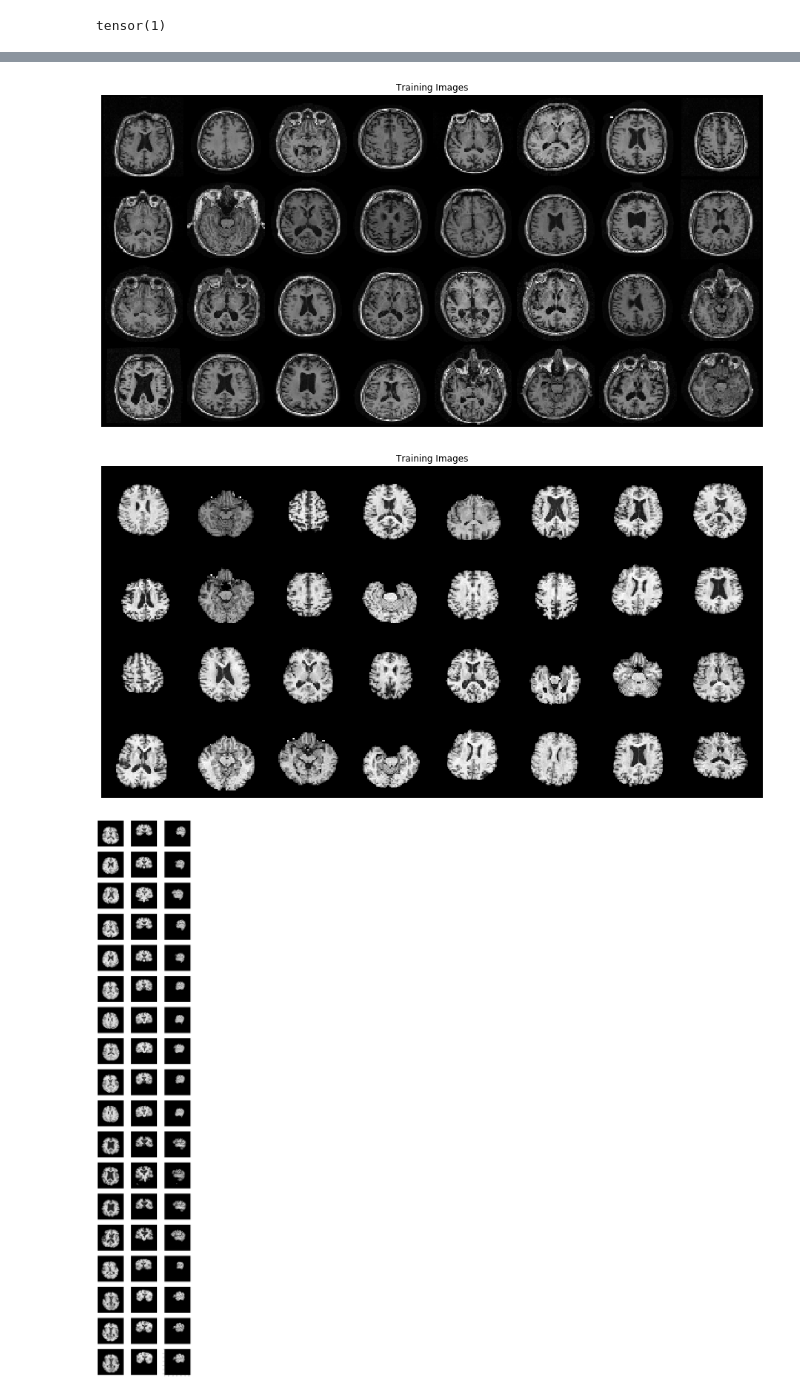
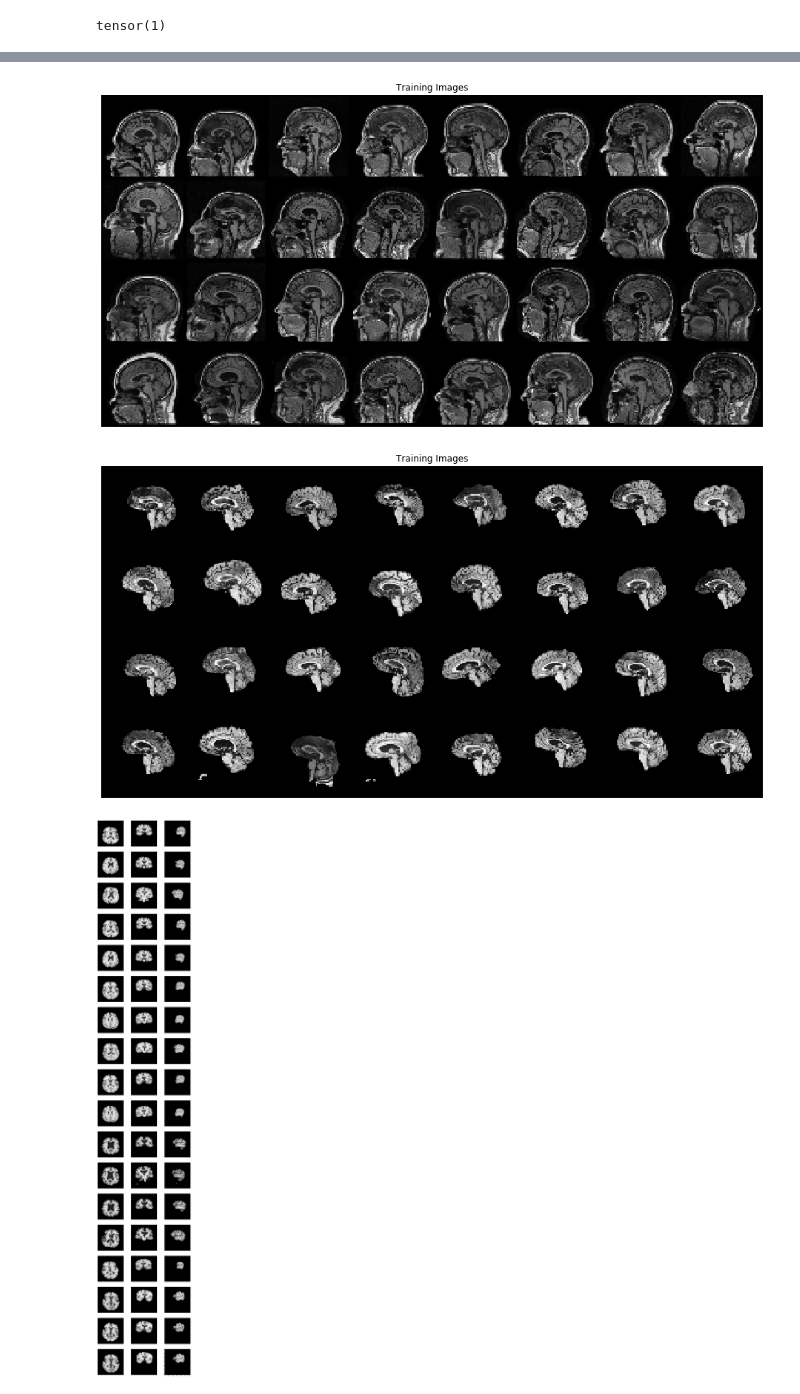
Before and after one commit to sunnywang319/alzheimersdeeplearning, a Jupyter notebook: gan/generateimages.ipynb, the cells around one changed output, grey strips where cells are left out. Cells and saved outputs as stored; diff of their text form; code cells hidden in the pictures.

```diff
--- a/gan/generateimages.ipynb
+++ b/gan/generateimages.ipynb
@@ -85,23 +113,23 @@ plt.figure(figsize=(16,16))
 plt.axis("off")
 plt.title("Training Images")
 plt.imshow(np.transpose(
-    torchvision.utils.make_grid(batch[0][0], padding=2, normalize=True),(1,2,0)))
+    torchvision.utils.make_grid(batch[0][2], padding=2, normalize=True),(1,2,0)))
 plt.show()
 # %% [output]
-[figure, old version]
+[figure, new version]
 # %%
 import torchvision
 from torch.utils.data import Dataset, DataLoader
 dataloader = DataLoader(data, batch_size=32,shuffle=True, num_workers=4)
 batch = next(iter(dataloader))
 plt.figure(figsize=(16,16))
 plt.axis("off")
 plt.title("Training Images")
 plt.imshow(np.transpose(
-    torchvision.utils.make_grid(batch[0][0], padding=2, normalize=True),(1,2,0)))
+    torchvision.utils.make_grid(batch[0][2], padding=2, normalize=True),(1,2,0)))
 plt.show()
 # %% [output]
-[figure, old version]
+[figure, new version]
 # %%
 fig = plt.figure(figsize = (20,120))
 num = 1
```
Also changed, not shown: parts of 4 cells of this notebook, 6 other files.
